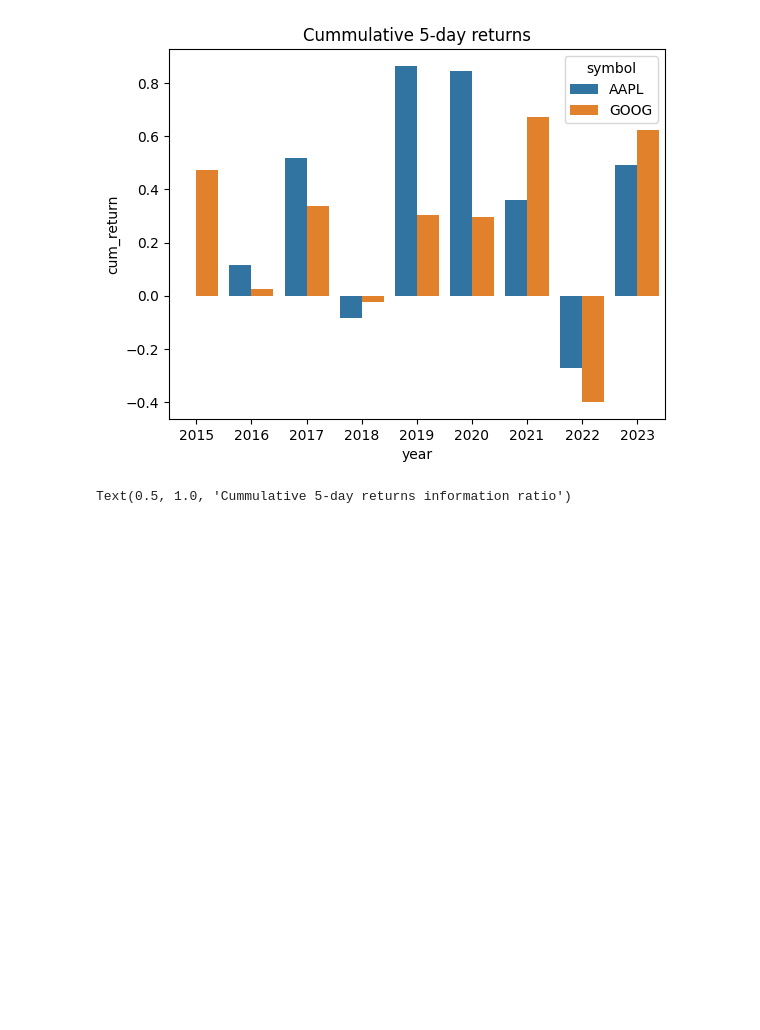
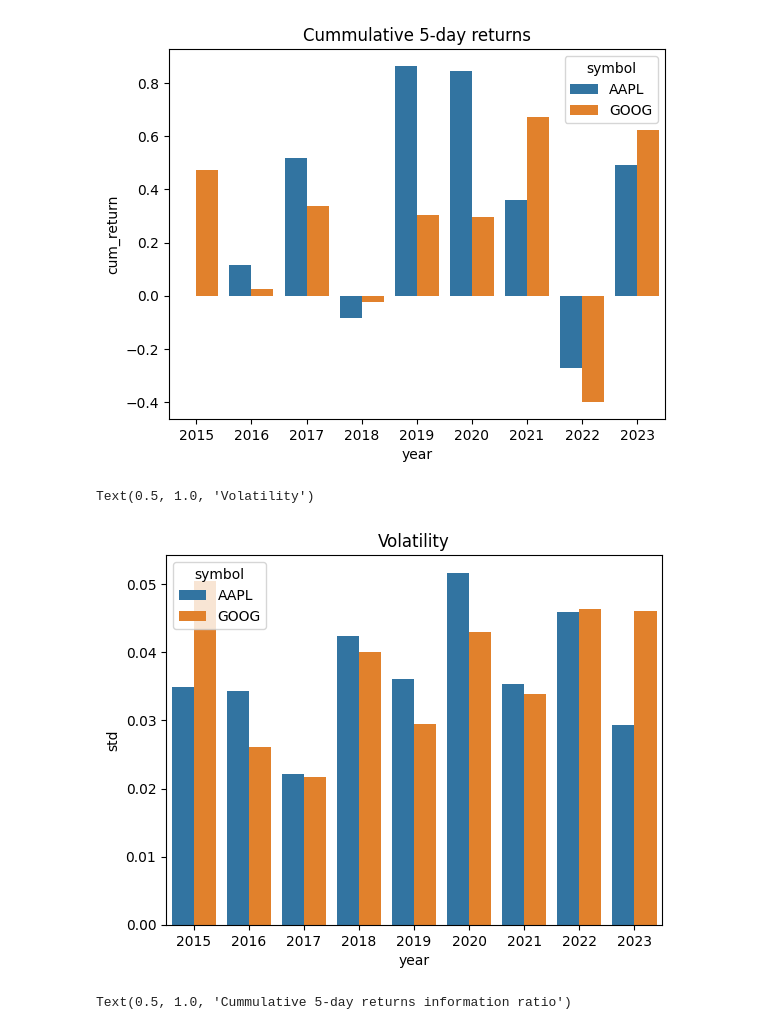
Before and after one commit to jailop/trading, a Jupyter notebook: notebooks/cummulative_returns.ipynb, the cells around one changed output. Cells and saved outputs as stored; diff of their text form; code cells hidden in the pictures; blank space fills up the shorter version.

Commit message:
Including volatility

```diff
--- a/notebooks/cummulative_returns.ipynb
+++ b/notebooks/cummulative_returns.ipynb
@@ -82,6 +82,12 @@ plt.title("Cummulative 5-day returns")
 # %% [output]
 Text(0.5, 1.0, 'Cummulative 5-day returns')
 [figure]
+# %%
+sns.barplot(x='year', y='std', hue='symbol', data=summary)
+plt.title("Volatility")
+# %% [output]
+Text(0.5, 1.0, 'Volatility')
+[figure, added]
 # %%
 sns.barplot(x='year', y='inf_ratio', hue='symbol', data=summary)
 plt.title("Cummulative 5-day returns information ratio")
```
Also changed, not shown: 1 other file.
